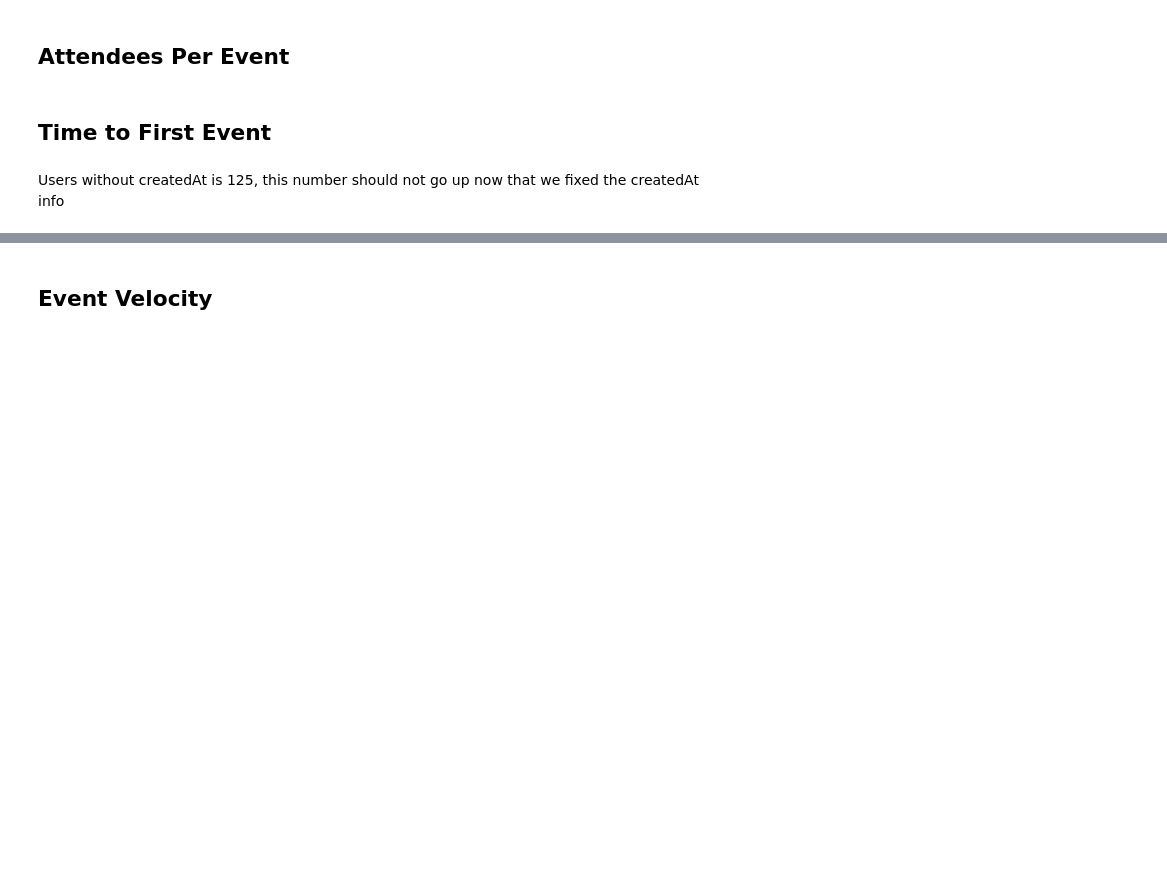
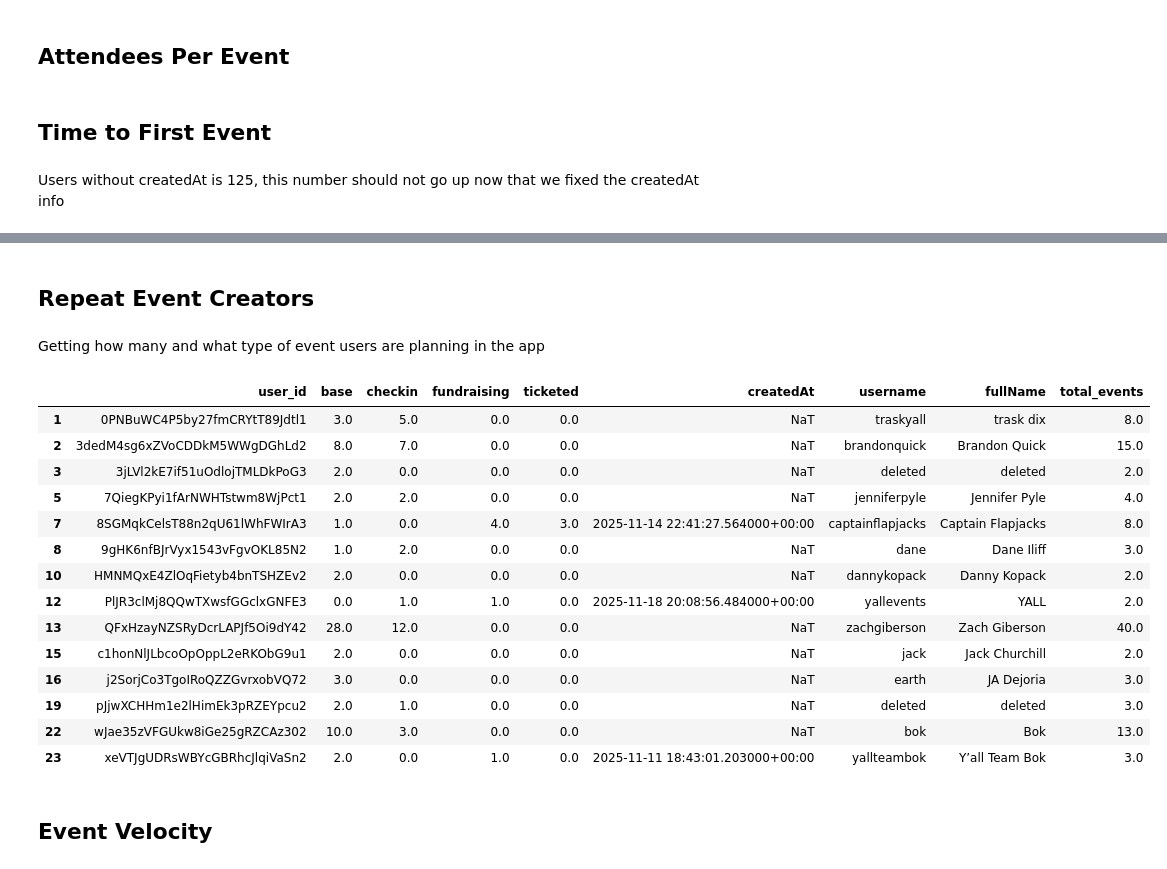
Before and after one commit to brandon841/analytics_report, a Jupyter notebook: event_analytics.ipynb, the cells around one changed output, grey strips where cells are left out. Cells and saved outputs as stored; diff of their text form; code cells hidden in the pictures; blank space fills up the shorter version.

Commit message:
Repeat event creators

```diff
--- a/event_analytics.ipynb
+++ b/event_analytics.ipynb
@@ -208,3 +209,36 @@ joiners_violin.show()
+# %% [markdown]
+## Repeat Event Creators
+# %% [markdown]
+Getting how many and what type of event users are planning in the app
+# %%
+#creating table of planned events by user and type
+events_per_user = events_df.groupby(['user_id','type']).document_id.count().reset_index().pivot(index='user_id', columns='type', values='document_id').fillna(0)
+#merging on user information
+events_per_user = events_per_user.merge(users_df[['user_id','createdAt', 'username', 'fullName']],
+                       left_on='user_id',
+                         right_on='user_id',
+                           how='left').fillna({'username': 'deleted', 'fullName': 'deleted'})
+
+events_per_user['total_events'] = events_per_user[['base','checkin','fundraising', 'ticketed']].sum(axis=1)
+# %%
+#Number of repeat planners
+events_per_user[events_per_user['total_events'] > 1]
+# %% [output]
+|  | user_id | base | checkin | fundraising | ticketed | createdAt | username | fullName | total_events |
+| 1 | 0PNBuWC4P5by27fmCRYtT89Jdtl1 | 3.0 | 5.0 | 0.0 | 0.0 | NaT | traskyall | trask dix | 8.0 |
+| 2 | 3dedM4sg6xZVoCDDkM5WWgDGhLd2 | 8.0 | 7.0 | 0.0 | 0.0 | NaT | brandonquick | Brandon Quick | 15.0 |
+| 3 | 3jLVl2kE7if51uOdlojTMLDkPoG3 | 2.0 | 0.0 | 0.0 | 0.0 | NaT | deleted | deleted | 2.0 |
+| 5 | 7QiegKPyi1fArNWHTstwm8WjPct1 | 2.0 | 2.0 | 0.0 | 0.0 | NaT | jenniferpyle | Jennifer Pyle | 4.0 |
+| 7 | 8SGMqkCelsT88n2qU61lWhFWIrA3 | 1.0 | 0.0 | 4.0 | 3.0 | 2025-11-14 22:41:27.564000+00:00 | captainflapjacks | Captain Flapjacks | 8.0 |
+| 8 | 9gHK6nfBJrVyx1543vFgvOKL85N2 | 1.0 | 2.0 | 0.0 | 0.0 | NaT | dane | Dane Iliff | 3.0 |
+| 10 | HMNMQxE4ZlOqFietyb4bnTSHZEv2 | 2.0 | 0.0 | 0.0 | 0.0 | NaT | dannykopack | Danny Kopack | 2.0 |
+| 12 | PlJR3clMj8QQwTXwsfGGclxGNFE3 | 0.0 | 1.0 | 1.0 | 0.0 | 2025-11-18 20:08:56.484000+00:00 | yallevents | YALL | 2.0 |
+| 13 | QFxHzayNZSRyDcrLAPJf5Oi9dY42 | 28.0 | 12.0 | 0.0 | 0.0 | NaT | zachgiberson | Zach Giberson | 40.0 |
+| 15 | c1honNlJLbcoOpOppL2eRKObG9u1 | 2.0 | 0.0 | 0.0 | 0.0 | NaT | jack | Jack Churchill | 2.0 |
+| 16 | j2SorjCo3TgoIRoQZZGvrxobVQ72 | 3.0 | 0.0 | 0.0 | 0.0 | NaT | earth | JA Dejoria | 3.0 |
+| 19 | pJjwXCHHm1e2lHimEk3pRZEYpcu2 | 2.0 | 1.0 | 0.0 | 0.0 | NaT | deleted | deleted | 3.0 |
+| 22 | wJae35zVFGUkw8iGe25gRZCAz302 | 10.0 | 3.0 | 0.0 | 0.0 | NaT | bok | Bok | 13.0 |
+| 23 | xeVTJgUDRsWBYcGBRhcJlqiVaSn2 | 2.0 | 0.0 | 1.0 | 0.0 | 2025-11-11 18:43:01.203000+00:00 | yallteambok | Y’all Team Bok | 3.0 |
 # %% [markdown]
 ## Event Velocity
 # %%
```
Also changed, not shown: parts of 3 cells of this notebook, 1 other file.
